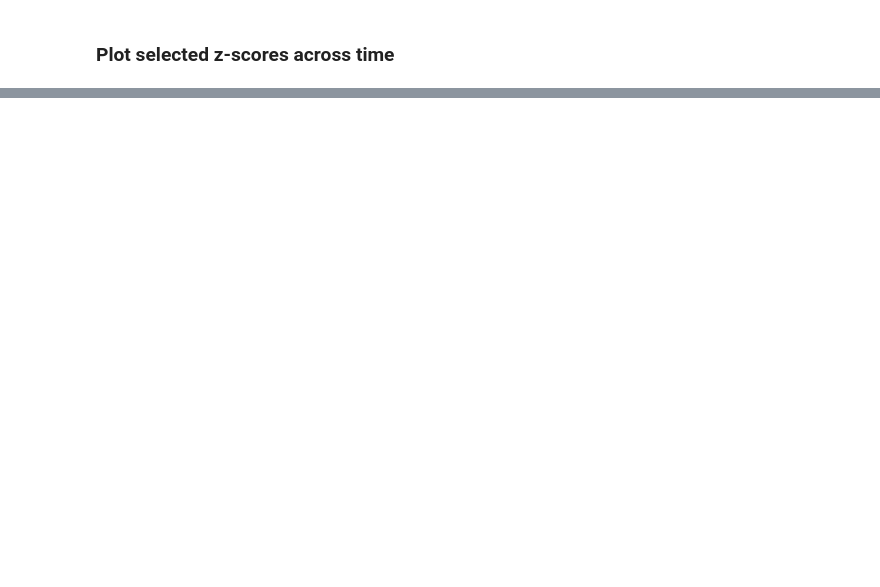
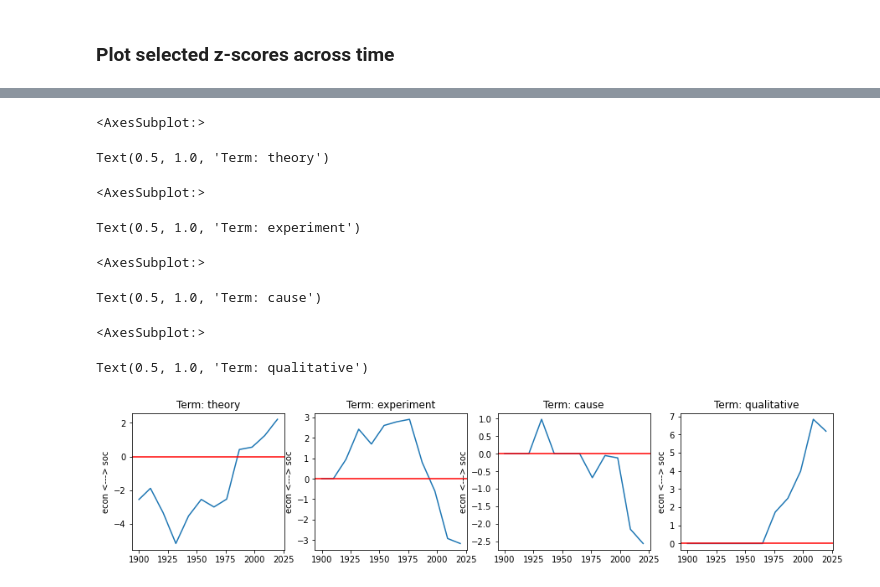
Before and after one commit to amcgail/kk-jstor-sociology, a Jupyter notebook: programming/fightingwords/wos - fighting words.ipynb, the cells around one changed output, grey strips where cells are left out. Saved outputs shown, nothing was run; the diff lists cells and outputs as text; code cells hidden in the pictures; blank space fills up the shorter version.

```diff
--- a/programming/fightingwords/wos - fighting words.ipynb
+++ b/programming/fightingwords/wos - fighting words.ipynb
@@ -163,5 +166,6 @@ def pltZ(fw, word):
     p = plt.plot(yrs, [tryInt(scores.get_zscore(word), flt=True) for scores in fw]);
     p = plt.axhline(y=0, color='r', linestyle='-');
     p = plt.ylabel("econ <---> soc");
+    p = plt.title("Term: "+word)
     return(p)
 # %%
@@ -172,2 +226,35 @@ Text(0, 0.5, 'econ <---> soc')
+# %%
+import numpy as np
+import matplotlib.pyplot as plt
+
+
+f = plt.figure(figsize=(15,3))
+
+r=1
+c=4
+
+plt.subplot(r, c, 1)
+pltZ(fw, "theory")
+
+plt.subplot(r, c, 2)
+pltZ(fw, "experiment")
+
+plt.subplot(r, c, 3)
+pltZ(fw, "cause")
+
+plt.subplot(r, c, 4)
+pltZ(fw, "qualitative")
+
+plt.show()
+# %% [output]
+<AxesSubplot:>
+Text(0.5, 1.0, 'Term: theory')
+<AxesSubplot:>
+Text(0.5, 1.0, 'Term: experiment')
+<AxesSubplot:>
+Text(0.5, 1.0, 'Term: cause')
+<AxesSubplot:>
+Text(0.5, 1.0, 'Term: qualitative')
+[figure, added]
 # %%
 # eof
```
Also changed, not shown: parts of 6 cells of this notebook, 4 other files.
